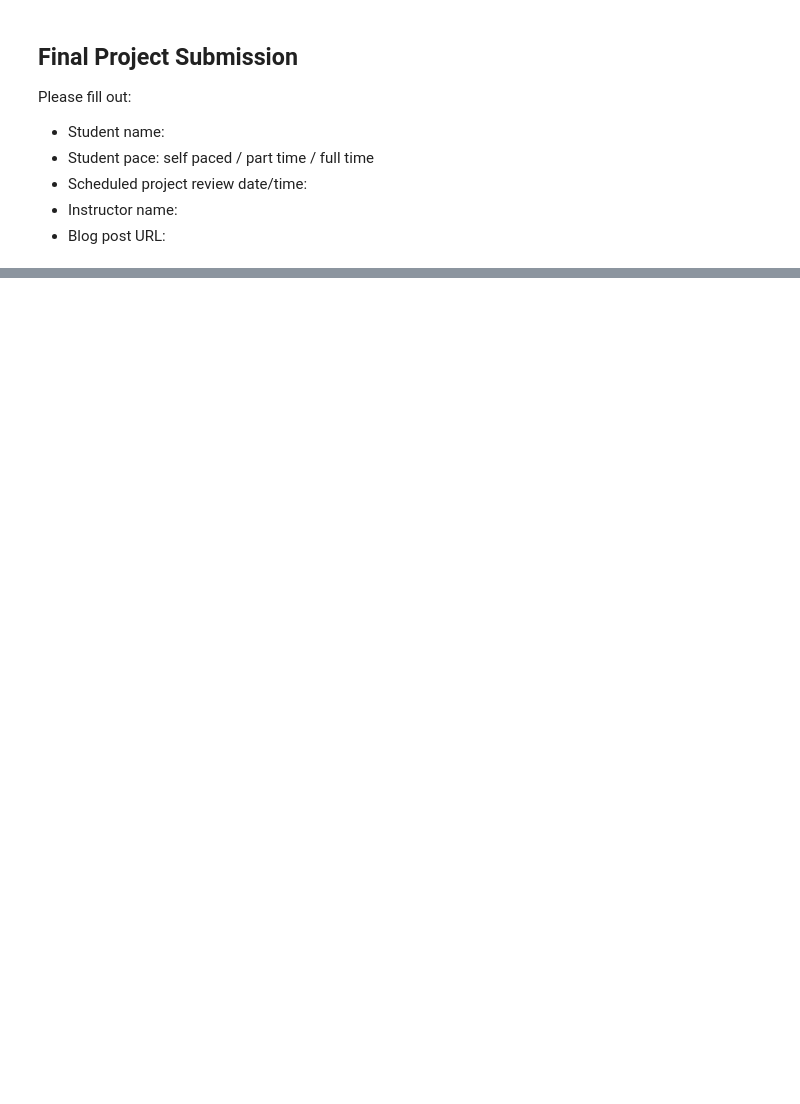
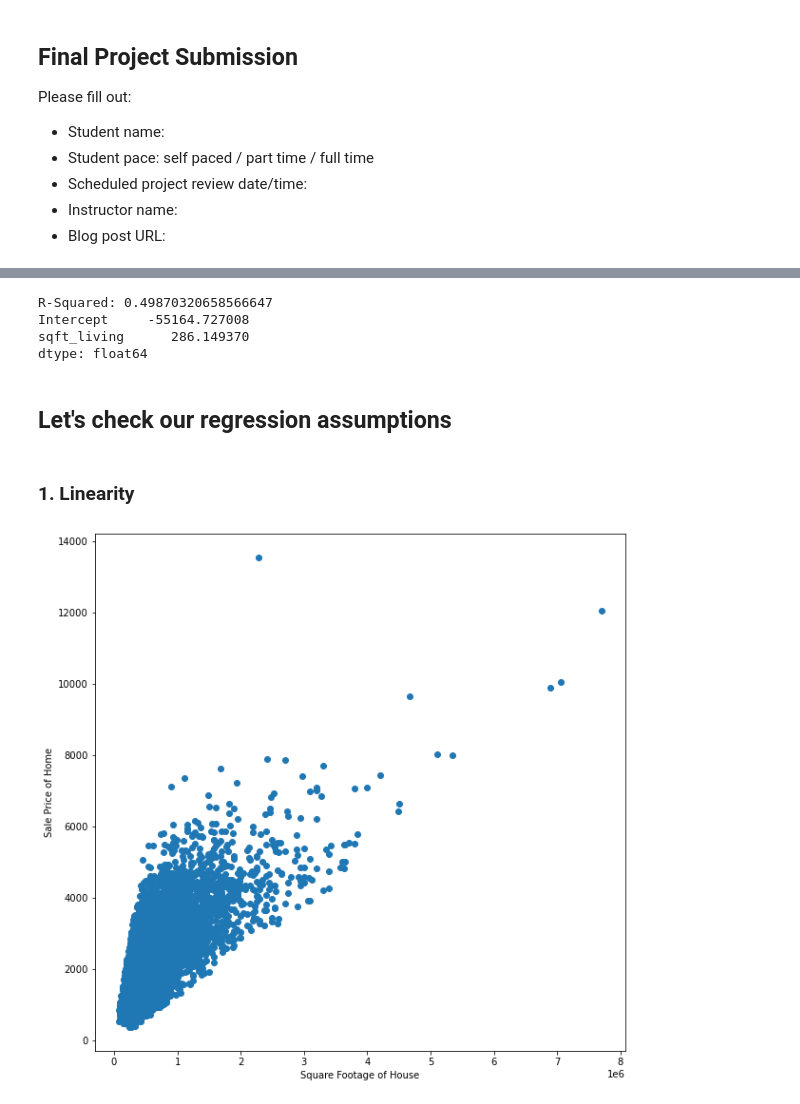
Before and after one commit to aharri123/dsc-phase-2-project-v2-3, a Jupyter notebook: student.ipynb, the cells around one changed output, grey strips where cells are left out. Cells and saved outputs as stored; diff of their text form; code cells hidden in the pictures; blank space fills up the shorter version.

```diff
--- a/student.ipynb
+++ b/student.ipynb
@@ -423,0 +202,20 @@ Name: Coefficients, dtype: float64
+# %%
+print("R-Squared:", model.rsquared)
+print(model.params)
+# %% [output]
+R-Squared: 0.49870320658566647
+Intercept     -55164.727008
+sqft_living      286.149370
+dtype: float64
+# %% [markdown]
+## Let's check our regression assumptions ##
+# %% [markdown]
+### 1. Linearity ###
+# %%
+#Let's plot the relationship between price and sqft_living
+plt.figure(figsize = (10,10))
+plt.scatter(df.price, df.sqft_living);
+plt.xlabel("Square Footage of House")
+plt.ylabel("Sale Price of Home");
+# %% [output]
+[figure, added]
```
Also changed, not shown: parts of 57 cells of this notebook.
